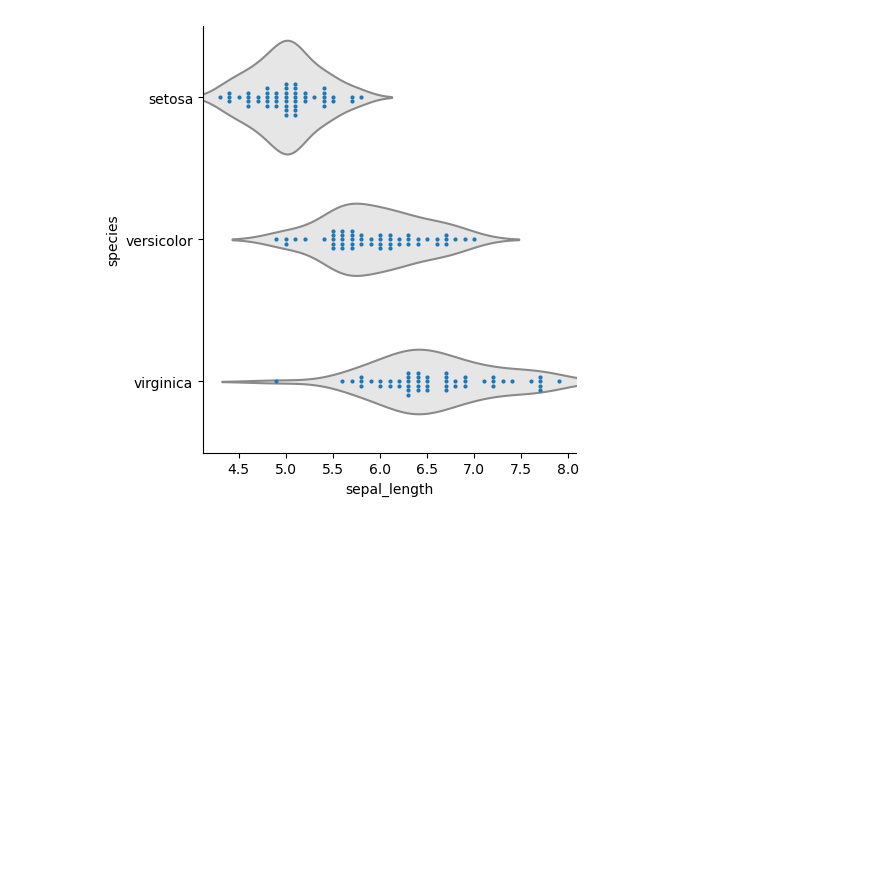
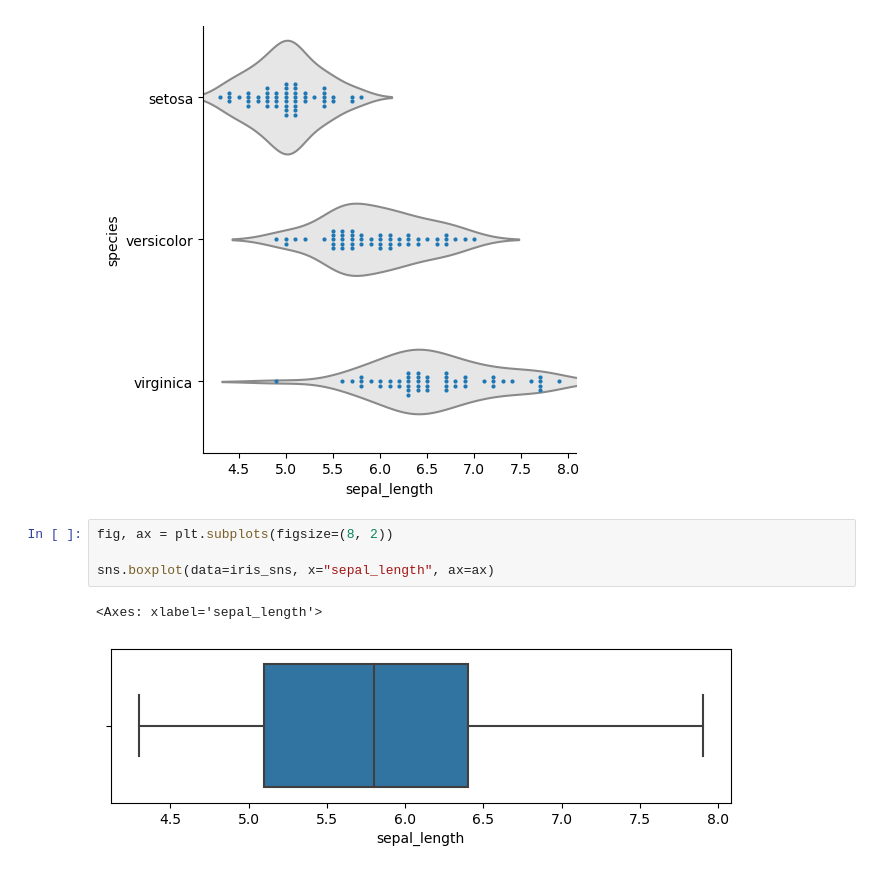
Before and after one commit to liumu96/Visualize-ML, a Jupyter notebook: Book1/Ch12_01.ipynb, the cells around one changed output. Drawn from its saved outputs; the diff is of its cells as text; blank space fills up the shorter version.

```diff
--- a/Book1/Ch12_01.ipynb
+++ b/Book1/Ch12_01.ipynb
@@ -150,3 +150,10 @@ sns.swarmplot(data=iris_sns, x="sepal_length",
 # %% [output]
 <Axes: xlabel='sepal_length', ylabel='species'>
 [figure]
+# %%
+fig, ax = plt.subplots(figsize=(8, 2))
+
+sns.boxplot(data=iris_sns, x="sepal_length", ax=ax)
+# %% [output]
+<Axes: xlabel='sepal_length'>
+[figure, added]
```
Also changed, not shown: parts of 49 cells of this notebook, 1 other file.
